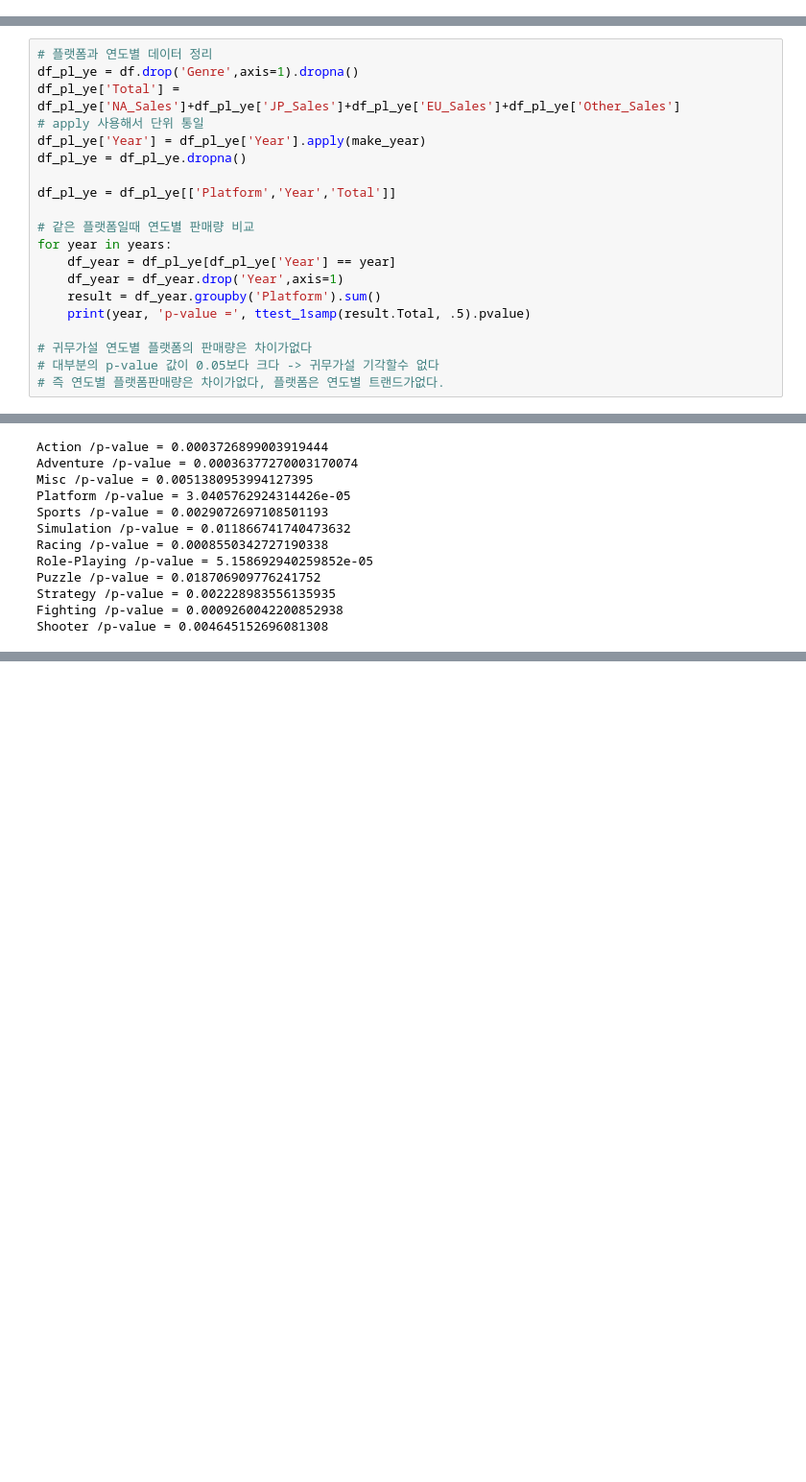
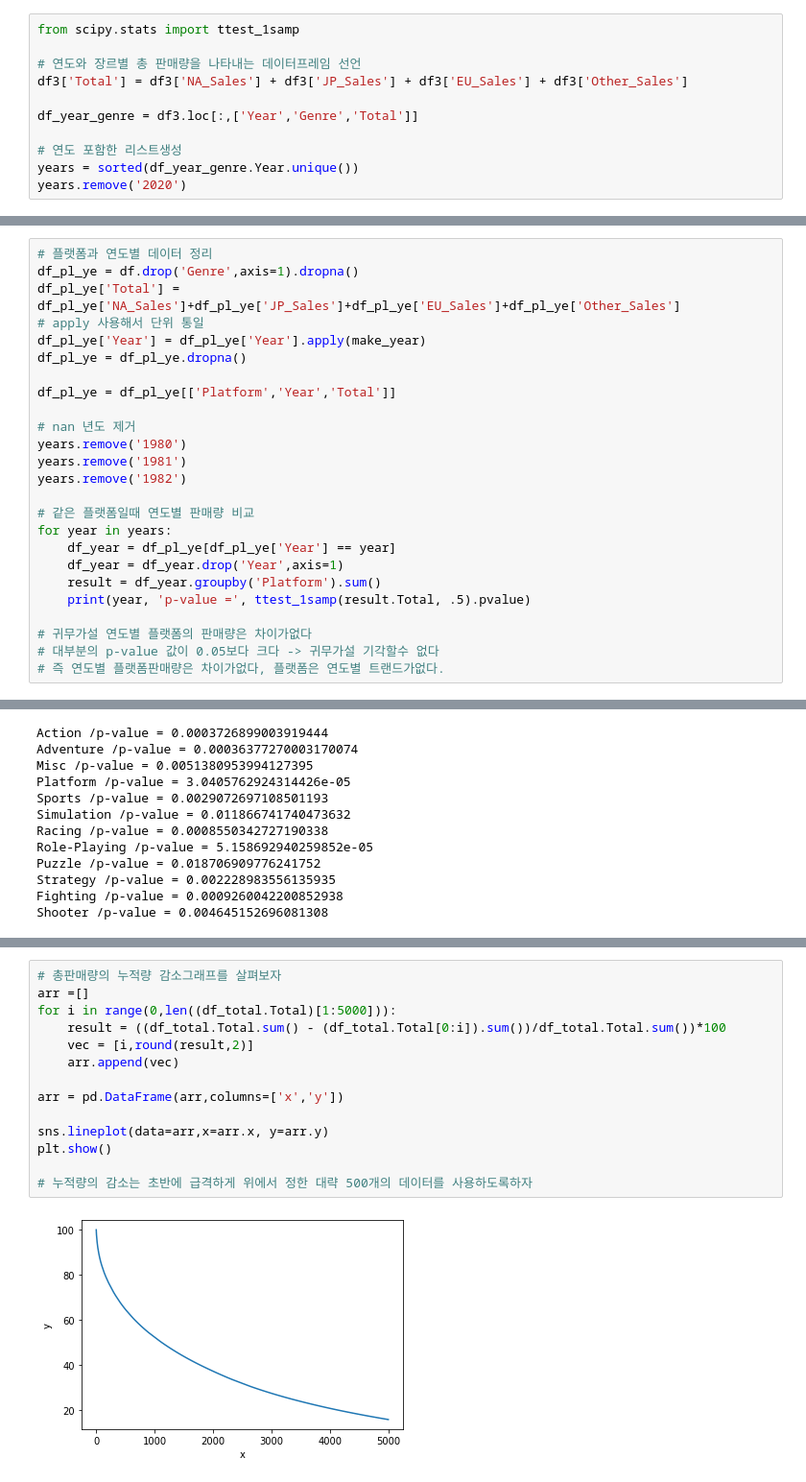
Before and after one commit to bong7233/AI_Project_1, a Jupyter notebook: AI_03_이상봉_Section1.ipynb, the cells around one changed output, grey strips where cells are left out. Shown at 96% size. Drawn from its saved outputs; the diff is of its cells as text; blank space fills up the shorter version.

```diff
--- a/AI_03_이상봉_Section1.ipynb
+++ b/AI_03_이상봉_Section1.ipynb
@@ -198,4 +198,15 @@ EU_Sales       float64
 JP_Sales       float64
 Other_Sales    float64
 dtype: object
+# %%
+from scipy.stats import ttest_1samp
+
+# 연도와 장르별 총 판매량을 나타내는 데이터프레임 선언
+df3['Total'] = df3['NA_Sales'] + df3['JP_Sales'] + df3['EU_Sales'] + df3['Other_Sales']
+
+df_year_genre = df3.loc[:,['Year','Genre','Total']]
+
+# 연도 포함한 리스트생성
+years = sorted(df_year_genre.Year.unique())
+years.remove('2020')
 # %%
@@ -305,6 +306,11 @@ df_pl_ye['Year'] = df_pl_ye['Year'].apply(make_year)
 df_pl_ye = df_pl_ye.dropna()
 
 df_pl_ye = df_pl_ye[['Platform','Year','Total']]
+
+# nan 년도 제거
+years.remove('1980')
+years.remove('1981')
+years.remove('1982')
 
 # 같은 플랫폼일때 연도별 판매량 비교
 for year in years:
@@ -436,2 +453,18 @@ df_total.head()
+# %%
+# 총판매량의 누적량 감소그래프를 살펴보자
+arr =[]
+for i in range(0,len((df_total.Total)[1:5000])):
+    result = ((df_total.Total.sum() - (df_total.Total[0:i]).sum())/df_total.Total.sum())*100
+    vec = [i,round(result,2)]
+    arr.append(vec)
+
+arr = pd.DataFrame(arr,columns=['x','y'])
+
+sns.lineplot(data=arr,x=arr.x, y=arr.y)
+plt.show()
+
+# 누적량의 감소는 초반에 급격하게 위에서 정한 대략 500개의 데이터를 사용하도록하자
+# %% [output]
+[figure, added]
 # %%
 # 판매량 상위 10% 게임 설정
```
Also changed, not shown: parts of 26 cells of this notebook.
